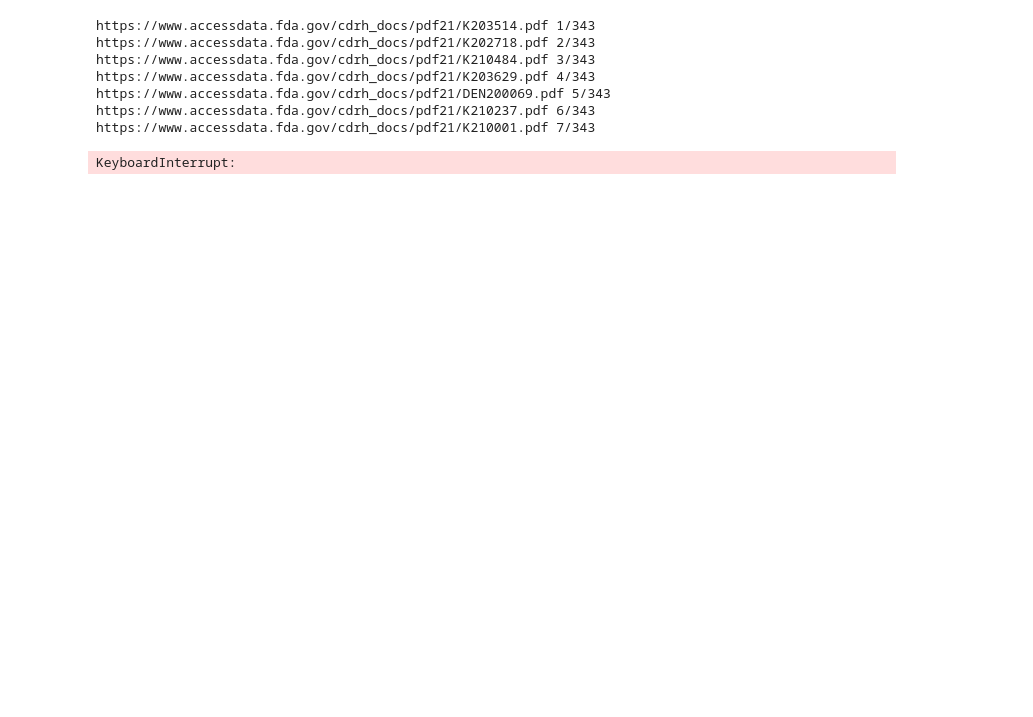
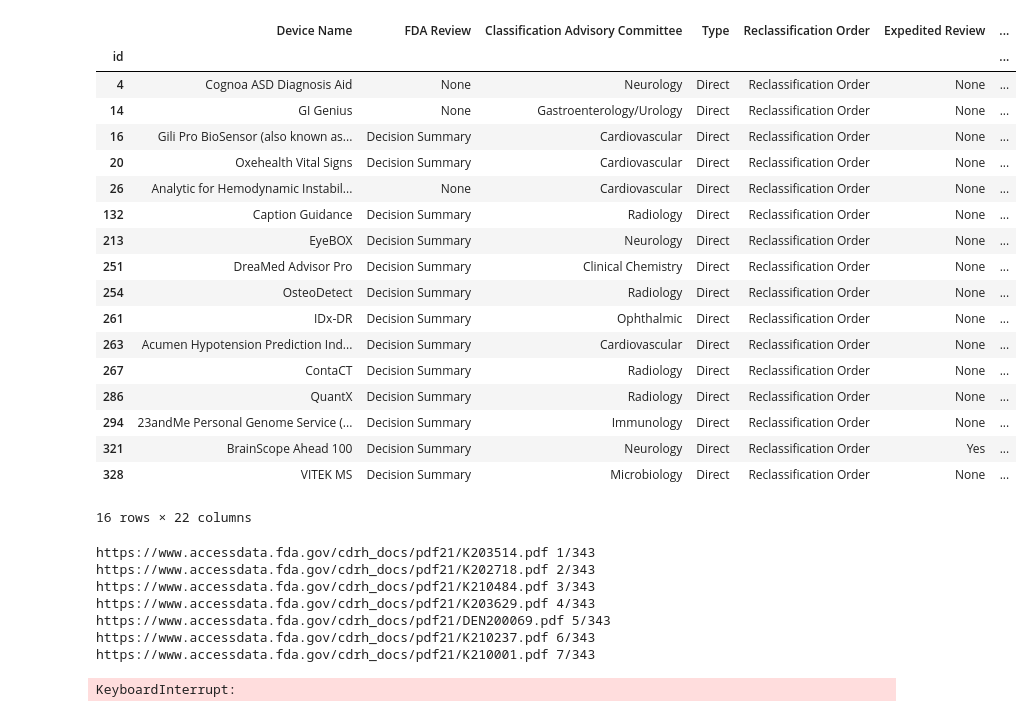
Before and after one commit to blainerothrock/medical-ai-evaluation, a Jupyter notebook: aiml-database/download-aiml.ipynb, the cells around one changed output. Cells and saved outputs as stored; diff of their text form; code cells hidden in the pictures; blank space fills up the shorter version.

Commit message:
urls from submission

```diff
--- a/aiml-database/download-aiml.ipynb
+++ b/aiml-database/download-aiml.ipynb
@@ -3,6 +3,7 @@ import pandas as pd
 from bs4 import BeautifulSoup
 import requests
 import os, sys, time
+from tqdm.notebook import tqdm
 
 # url for 510k SaMD details page
 eq_url = 'https://www.accessdata.fda.gov/scripts/cdrh/cfdocs/cfpmn/pmn.cfm?ID='
@@ -10,6 +11,8 @@ eq_url = 'https://www.accessdata.fda.gov/scripts/cdrh/cfdocs/cfpmn/pmn.cfm?ID='
 denovo_url = 'https://www.accessdata.fda.gov/scripts/cdrh/cfdocs/cfpmn/denovo.cfm?id='
 # url for product codes
 product_code_url = 'https://www.accessdata.fda.gov/scripts/cdrh/cfdocs/cfpcd/classification.cfm?start_search=1&amp;productcode='
+
+base_fda_data_url = 'www.accessdata.fda.gov'
 # %%
 # download base submission data (requires manual table extraction to kickstart)
 #   - TODO: provide instructions for table extraction.
@@ -96,3 +79,21 @@ https://www.accessdata.fda.gov/scripts/cdrh/cfdocs/cfpmn/pmn.cfm?ID=K955841 342/
+# %%
+# download product code HTML
+product_codes = df_submissions.primary_product_code.unique().tolist()
+
+with tqdm(total=len(product_codes), desc='Product Code HTML Download') as pbar:
+    for i, pc in enumerate(product_codes):
+
+        url = product_code_url + pc
+        res = requests.get(url)
+        soup = BeautifulSoup(res.text, 'html.parser')
+
+        data_path = os.path.join('data', 'product_code_html')
+        os.makedirs(data_path, exist_ok=True)
+
+        with open(os.path.join(data_path, f'{pc}.htm'), 'w') as f:
+            f.write(str(soup))
+
+        pbar.update(1)
 # %%
 # extract submission tables
 def extract_fda_data_table(data_path, id, table_chars):
@@ -209,0 +230,5 @@ ParseResult(scheme='http', netloc='www.accessdata.fda.gov', path='/cdrh_docs/rev
+# %%
+urls_df = None
+for i, col in enumerate(url_map):
+    for row in url_map[col]:
+        print(requests.compat.urlparse(row[col]).path)
@@ -210,3 +253,25 @@ ParseResult(scheme='http', netloc='www.accessdata.fda.gov', path='/cdrh_docs/rev
+# %%
+pd.merge(df_denovo, urls_df, on='id')
+# %% [output]
+|  | Device Name | FDA Review | Classification Advisory Committee | Type | Reclassification Order | Expedited Review | ... |
+| id |  |  |  |  |  |  | ... |
+| 4 | Cognoa ASD Diagnosis Aid | None | Neurology | Direct | Reclassification Order | None | ... |
+| 14 | GI Genius | None | Gastroenterology/Urology | Direct | Reclassification Order | None | ... |
+| 16 | Gili Pro BioSensor (also known as... | Decision Summary | Cardiovascular | Direct | Reclassification Order | None | ... |
+| 20 | Oxehealth Vital Signs | Decision Summary | Cardiovascular | Direct | Reclassification Order | None | ... |
+| 26 | Analytic for Hemodynamic Instabil... | None | Cardiovascular | Direct | Reclassification Order | None | ... |
+| 132 | Caption Guidance | Decision Summary | Radiology | Direct | Reclassification Order | None | ... |
+| 213 | EyeBOX | Decision Summary | Neurology | Direct | Reclassification Order | None | ... |
+| 251 | DreaMed Advisor Pro | Decision Summary | Clinical Chemistry | Direct | Reclassification Order | None | ... |
+| 254 | OsteoDetect | Decision Summary | Radiology | Direct | Reclassification Order | None | ... |
+| 261 | IDx-DR | Decision Summary | Ophthalmic | Direct | Reclassification Order | None | ... |
+| 263 | Acumen Hypotension Prediction Ind... | Decision Summary | Cardiovascular | Direct | Reclassification Order | None | ... |
+| 267 | ContaCT | Decision Summary | Radiology | Direct | Reclassification Order | None | ... |
+| 286 | QuantX | Decision Summary | Radiology | Direct | Reclassification Order | None | ... |
+| 294 | 23andMe Personal Genome Service (... | Decision Summary | Immunology | Direct | Reclassification Order | None | ... |
+| 321 | BrainScope Ahead 100 | Decision Summary | Neurology | Direct | Reclassification Order | Yes | ... |
+| 328 | VITEK MS | Decision Summary | Microbiology | Direct | Reclassification Order | None | ... |
+16 rows × 22 columns
 # %%
 df_submission_510k = df_submissions[df_submissions.submission_type == '510k']
 submission_510k_headers = set()
```
Also changed, not shown: parts of 7 cells of this notebook, 1 other file.
